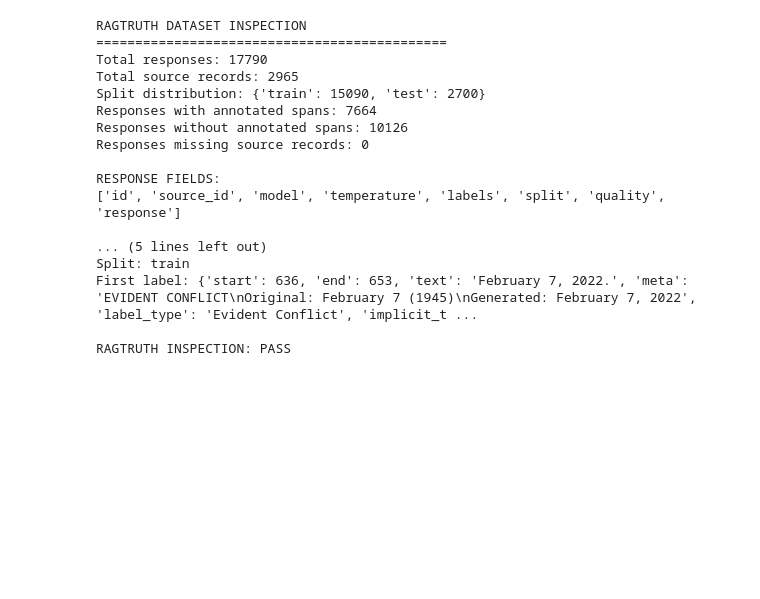
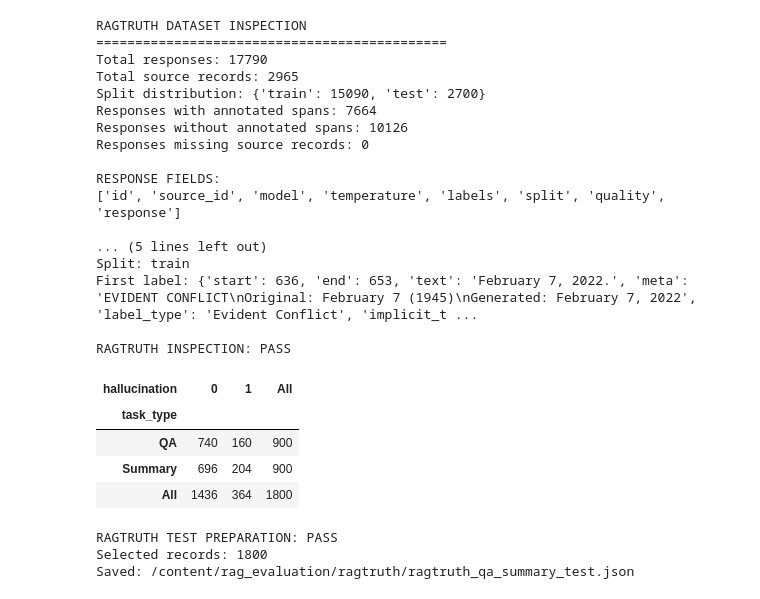
Before and after one commit to ThisumiWijesinghe/Evidence-Verified-RAG-Workflow-, a Jupyter notebook: Main.ipynb, the cells around one changed output. Saved outputs shown, nothing was run; the diff lists cells and outputs as text; code cells hidden in the pictures; blank space fills up the shorter version.

```diff
--- a/Main.ipynb
+++ b/Main.ipynb
@@ -11771,3 +11771,83 @@ Split: train
 First label: {'start': 636, 'end': 653, 'text': 'February 7, 2022.', 'meta': 'EVIDENT CONFLICT\nOriginal: February 7 (1945)\nGenerated: February 7, 2022', 'label_type': 'Evident Conflict', 'implicit_t ...
 
 RAGTRUTH INSPECTION: PASS
+# %%
+
+#  PREPARE RAGTRUTH TEST RECORDS
+
+
+ragtruth_test_records = []
+
+for item in ragtruth_responses:
+
+    if item.get("split") != "test":
+        continue
+
+    source = source_lookup.get(
+        str(item.get("source_id"))
+    )
+
+    if source is None:
+        continue
+
+    if source.get("task_type") not in ["QA", "Summary"]:
+        continue
+
+    labels = item.get("labels") or []
+
+    ragtruth_test_records.append({
+        "response_id": str(item["id"]),
+        "source_id": str(item["source_id"]),
+        "task_type": source["task_type"],
+        "source_dataset": source.get("source"),
+        "source_info": source.get("source_info"),
+        "response": item.get("response", ""),
+        "gold_spans": labels,
+        "gold_has_hallucination": int(bool(labels)),
+        "split": "test",
+        "model": item.get("model"),
+        "quality": item.get("quality")
+    })
+
+assert ragtruth_test_records, (
+    "No QA or Summary test records found."
+)
+
+test_path = RAGTRUTH_DIR / "ragtruth_qa_summary_test.json"
+
+with open(test_path, "w", encoding="utf-8") as file:
+    json.dump(
+        ragtruth_test_records,
+        file,
+        ensure_ascii=False,
+        indent=2
+    )
+
+test_df = pd.DataFrame([
+    {
+        "task_type": r["task_type"],
+        "hallucination": r["gold_has_hallucination"]
+    }
+    for r in ragtruth_test_records
+])
+
+display(
+    pd.crosstab(
+        test_df["task_type"],
+        test_df["hallucination"],
+        margins=True
+    )
+)
+
+print("RAGTRUTH TEST PREPARATION: PASS")
+print("Selected records:", len(ragtruth_test_records))
+print("Saved:", test_path)
+# %% [output]
+| hallucination | 0 | 1 | All |
+| task_type |  |  |  |
+| QA | 740 | 160 | 900 |
+| Summary | 696 | 204 | 900 |
+| All | 1436 | 364 | 1800 |
+RAGTRUTH TEST PREPARATION: PASS
+Selected records: 1800
+Saved: /content/rag_evaluation/ragtruth/ragtruth_qa_summary_test.json
```
Also changed, not shown: parts of 1 cell of this notebook.
